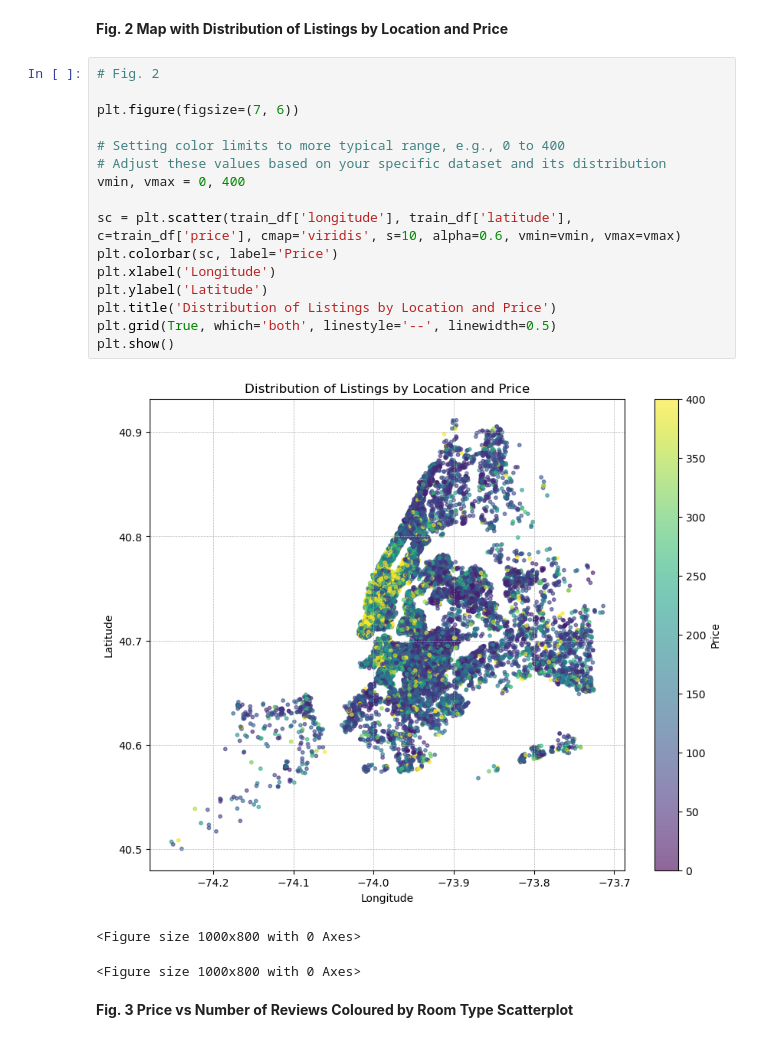
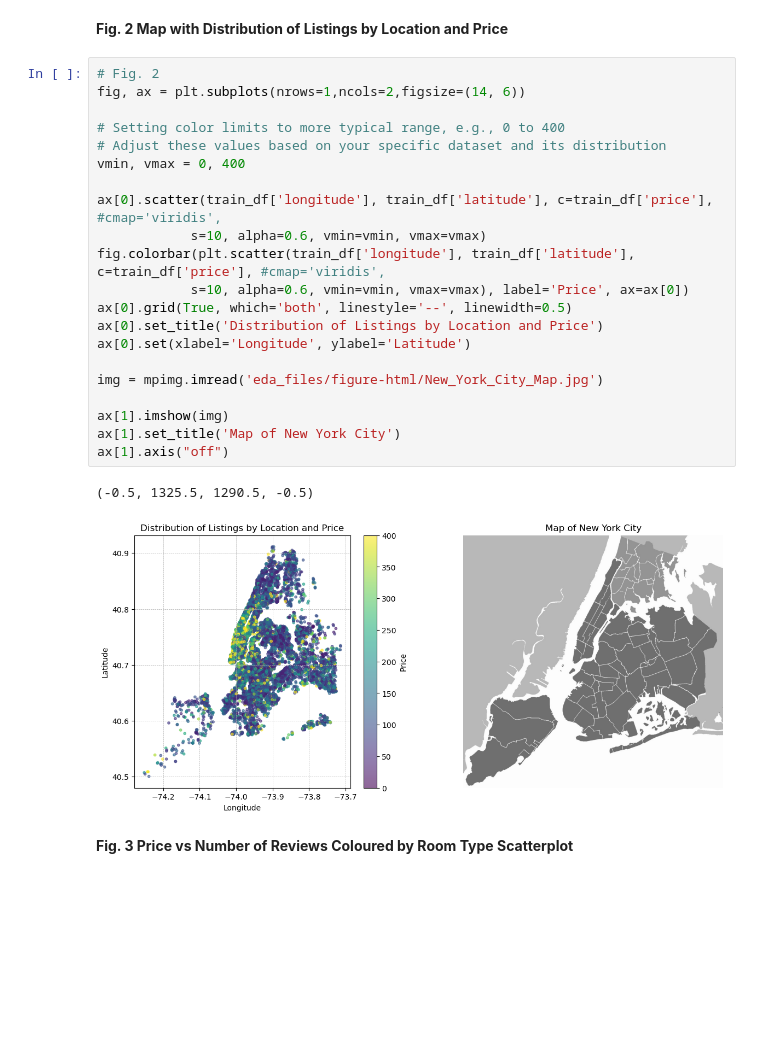
Before and after one commit to DSCI-310-2024/DSCI_310_Group_9_NY-airbnb-analysis, a Jupyter notebook: src/milestone_1.ipynb, the cells around one changed output. Drawn from its saved outputs; the diff is of its cells as text; blank space fills up the shorter version.

```diff
--- a/src/milestone_1.ipynb
+++ b/src/milestone_1.ipynb
@@ -316,24 +335,28 @@ Target Variable: price
 **Fig. 2 Map with Distribution of Listings by Location and Price**
 # %%
 # Fig. 2
-
-plt.figure(figsize=(7, 6))
+fig, ax = plt.subplots(nrows=1,ncols=2,figsize=(14, 6))
 
 # Setting color limits to more typical range, e.g., 0 to 400
 # Adjust these values based on your specific dataset and its distribution
 vmin, vmax = 0, 400
 
-sc = plt.scatter(train_df['longitude'], train_df['latitude'], c=train_df['price'], cmap='viridis', s=10, alpha=0.6, vmin=vmin, vmax=vmax)
-plt.colorbar(sc, label='Price')
-plt.xlabel('Longitude')
-plt.ylabel('Latitude')
-plt.title('Distribution of Listings by Location and Price')
-plt.grid(True, which='both', linestyle='--', linewidth=0.5)
-plt.show()
+ax[0].scatter(train_df['longitude'], train_df['latitude'], c=train_df['price'], #cmap='viridis',
+            s=10, alpha=0.6, vmin=vmin, vmax=vmax)
+fig.colorbar(plt.scatter(train_df['longitude'], train_df['latitude'], c=train_df['price'], #cmap='viridis',
+            s=10, alpha=0.6, vmin=vmin, vmax=vmax), label='Price', ax=ax[0])
+ax[0].grid(True, which='both', linestyle='--', linewidth=0.5)
+ax[0].set_title('Distribution of Listings by Location and Price')
+ax[0].set(xlabel='Longitude', ylabel='Latitude')
+
+img = mpimg.imread('eda_files/figure-html/New_York_City_Map.jpg')
+
+ax[1].imshow(img)
+ax[1].set_title('Map of New York City')
+ax[1].axis("off")
 # %% [output]
+(-0.5, 1325.5, 1290.5, -0.5)
-[figure, old version]
+[figure, new version]
-<Figure size 1000x800 with 0 Axes>
-<Figure size 1000x800 with 0 Axes>
 # %% [markdown]
 **Fig. 3 Price vs Number of Reviews Coloured by Room Type Scatterplot**
 # %%
```
Also changed, not shown: parts of 26 cells of this notebook, 1 other file.
